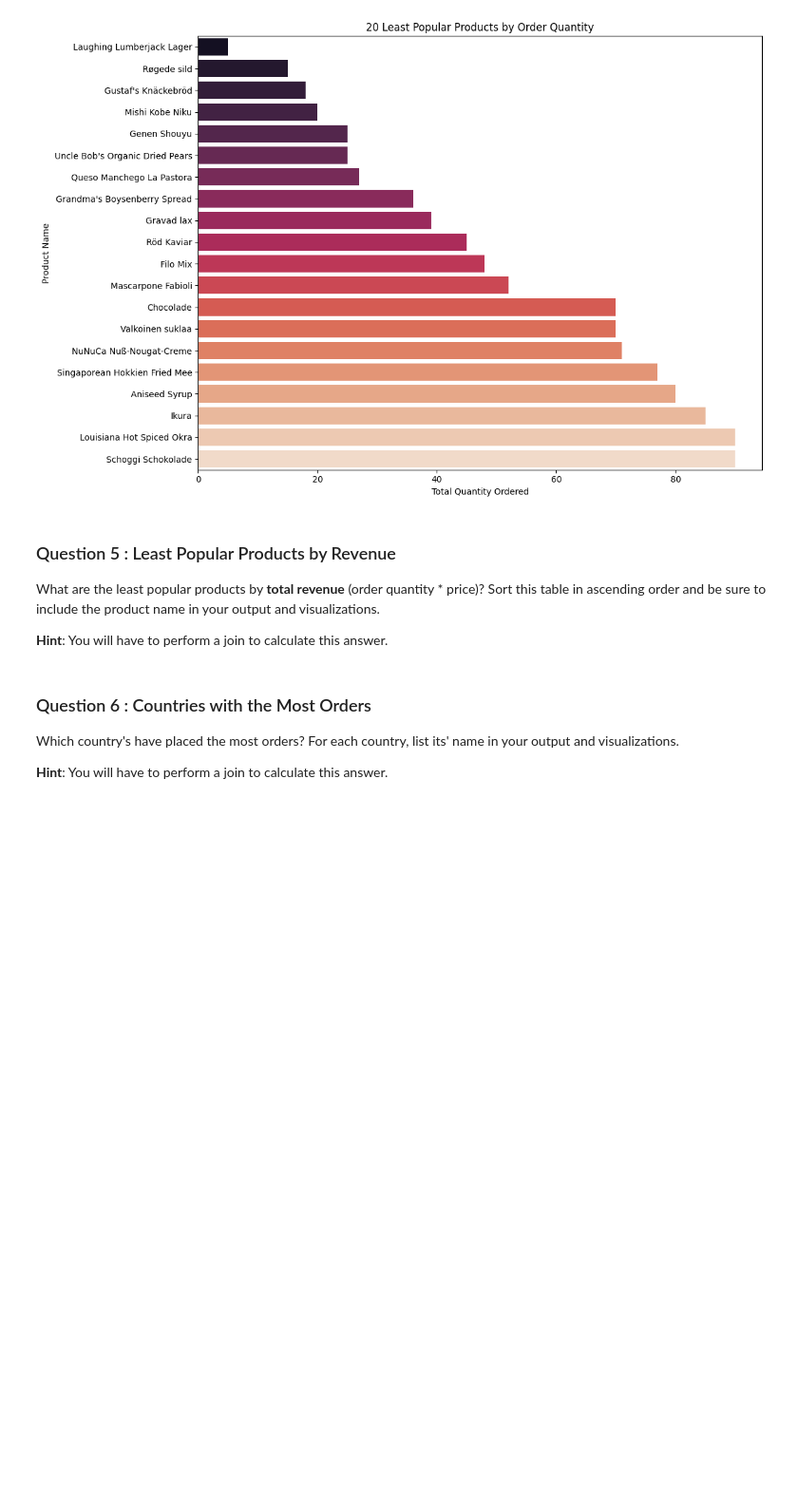
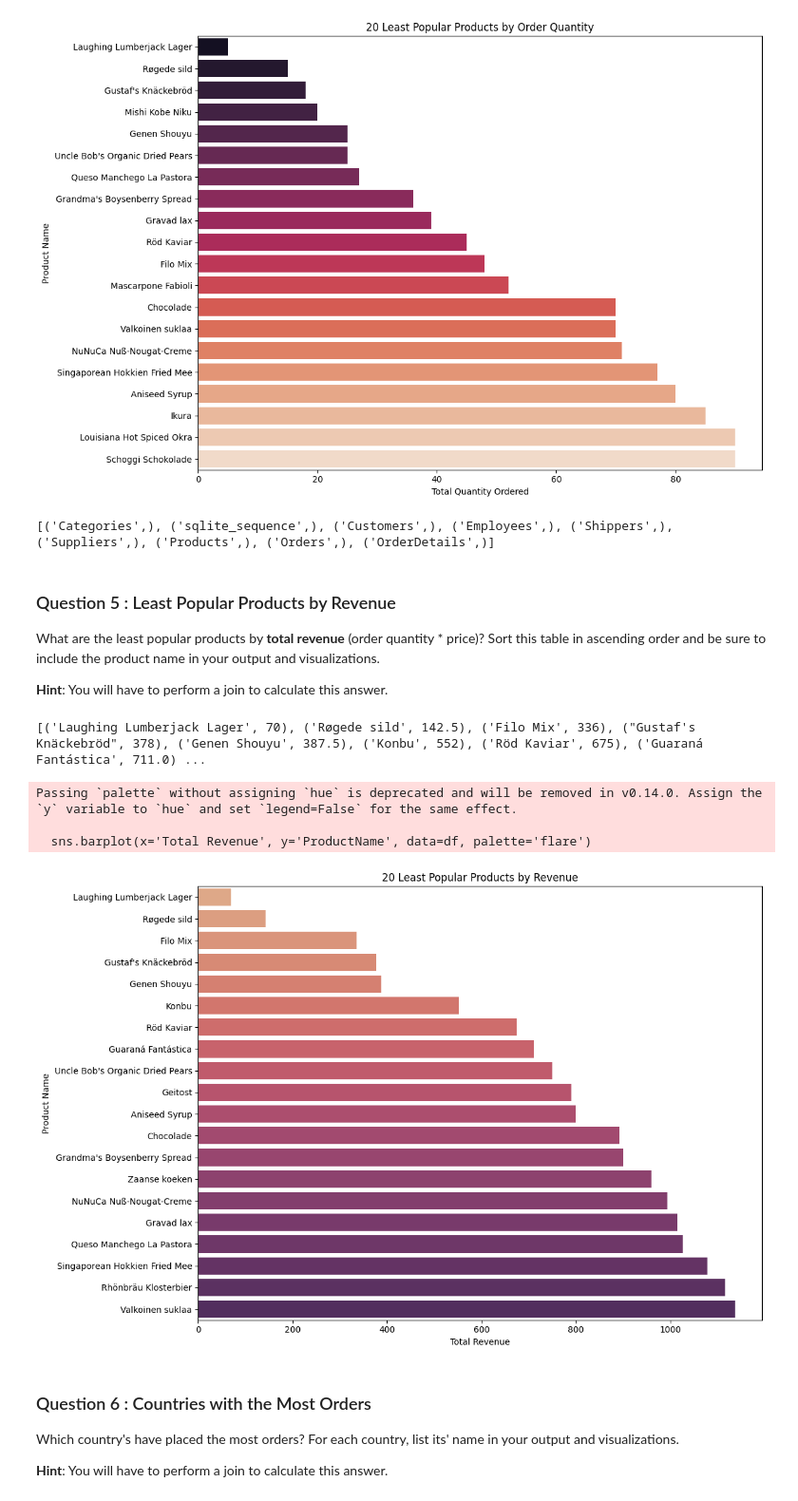
Before and after one commit to Techman2256/Part1_Adhoc_lab, a Jupyter notebook: adhoc_report.ipynb, the cells around one changed output. Shown at 95% size. Cells and saved outputs as stored; diff of their text form; code cells hidden in the pictures; blank space fills up the shorter version.

```diff
--- a/adhoc_report.ipynb
+++ b/adhoc_report.ipynb
@@ -175,6 +175,15 @@ Passing `palette` without assigning `hue` is deprecated and will be removed in v
 
   sns.barplot(x='Total Quantity', y='ProductName', data=df, palette='rocket')
 [figure]
+# %%
+import sqlite3
+conn = sqlite3.connect("db/Market.db")  # ← ✅ Confirm this path is correct
+cursor = conn.cursor()
+# %%
+cursor.execute("SELECT name FROM sqlite_master WHERE type='table';")
+print(cursor.fetchall())
+# %% [output]
+[('Categories',), ('sqlite_sequence',), ('Customers',), ('Employees',), ('Shippers',), ('Suppliers',), ('Products',), ('Orders',), ('OrderDetails',)]
 # %% [markdown]
 ### Question 5 : Least Popular Products by Revenue
 
@@ -183,16 +192,39 @@ What are the least popular products by **total revenue** (order quantity * price
 **Hint**: You will have to perform a join to calculate this answer.
 # %%
 # TODO: Write a SQL query which will answer the question above.
-...
+cursor.execute("""
+    SELECT p.ProductName,
+           SUM(od.Quantity * p.Price) AS total_revenue
+    FROM OrderDetails od
+    JOIN Products p ON od.ProductID = p.ProductID
+    GROUP BY p.ProductName
+    ORDER BY total_revenue ASC
+    LIMIT 20;
+""")
 
 # TODO: Fetch your list of tuples and print it out
-...
+rows = cursor.fetchall()
+print(rows)
+# %% [output]
+[('Laughing Lumberjack Lager', 70), ('Røgede sild', 142.5), ('Filo Mix', 336), ("Gustaf's Knäckebröd", 378), ('Genen Shouyu', 387.5), ('Konbu', 552), ('Röd Kaviar', 675), ('Guaraná Fantástica', 711.0) ...
 # %%
 # TODO: Convert your list of tuples to a dataframe
-...
+df = pd.DataFrame(rows, columns=['ProductName', 'Total Revenue'])
+
 
 # TODO: Generate a visualization on this dataframe
-...
+plt.figure(figsize=(12, 8))
+sns.barplot(x='Total Revenue', y='ProductName', data=df, palette='flare')
+plt.title('20 Least Popular Products by Revenue')
+plt.xlabel('Total Revenue')
+plt.ylabel('Product Name')
+plt.tight_layout()
+plt.show()
+# %% [output]
+Passing `palette` without assigning `hue` is deprecated and will be removed in v0.14.0. Assign the `y` variable to `hue` and set `legend=False` for the same effect.
+
+  sns.barplot(x='Total Revenue', y='ProductName', data=df, palette='flare')
+[figure, added]
 # %% [markdown]
 ### Question 6 : Countries with the Most Orders
 
```
Also changed, not shown: parts of 7 cells of this notebook.
